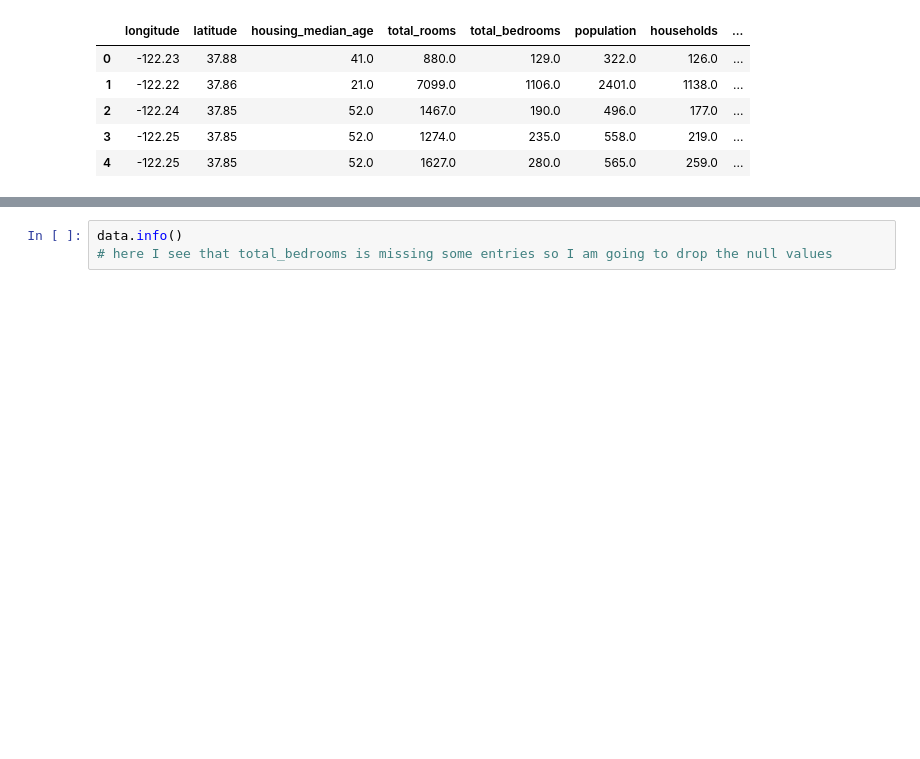
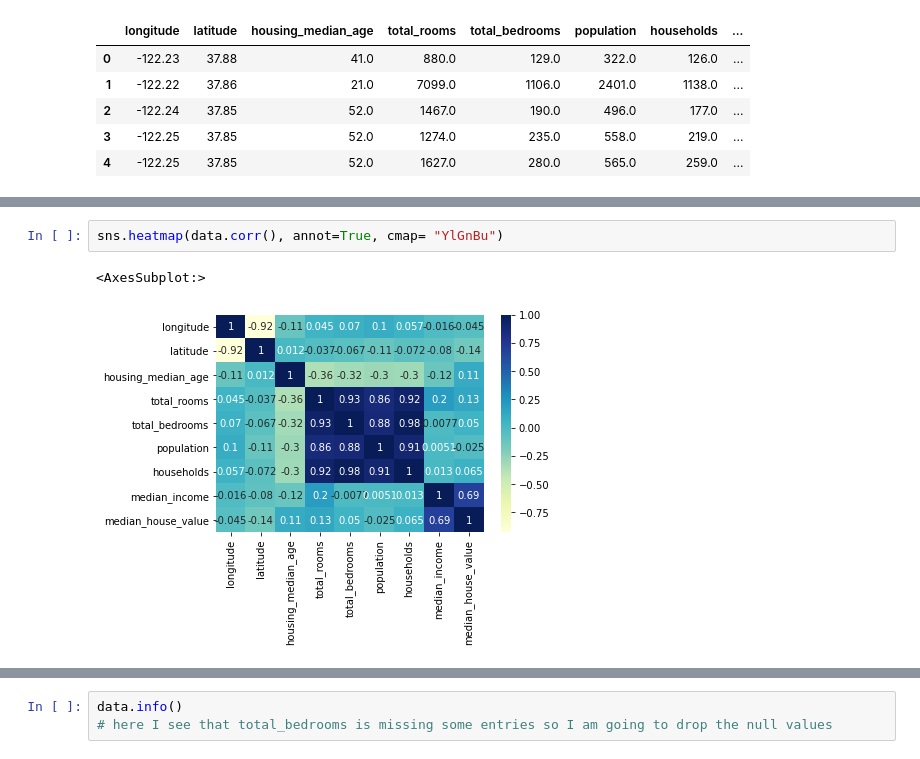
Before and after one commit to mrodberg/Rodberg-Capstone, a Jupyter notebook: Working Notebook.ipynb, the cells around one changed output, grey strips where cells are left out. Drawn from its saved outputs; the diff is of its cells as text; blank space fills up the shorter version.

```diff
--- a/Working Notebook.ipynb
+++ b/Working Notebook.ipynb
@@ -51,3 +53,8 @@ data.corr()
+# %%
+sns.heatmap(data.corr(), annot=True, cmap= "YlGnBu")
+# %% [output]
+<AxesSubplot:>
+[figure, added]
 # %%
 data.ocean_proximity.value_counts()
 # %% [output]
```
Also changed, not shown: parts of 20 cells of this notebook.
